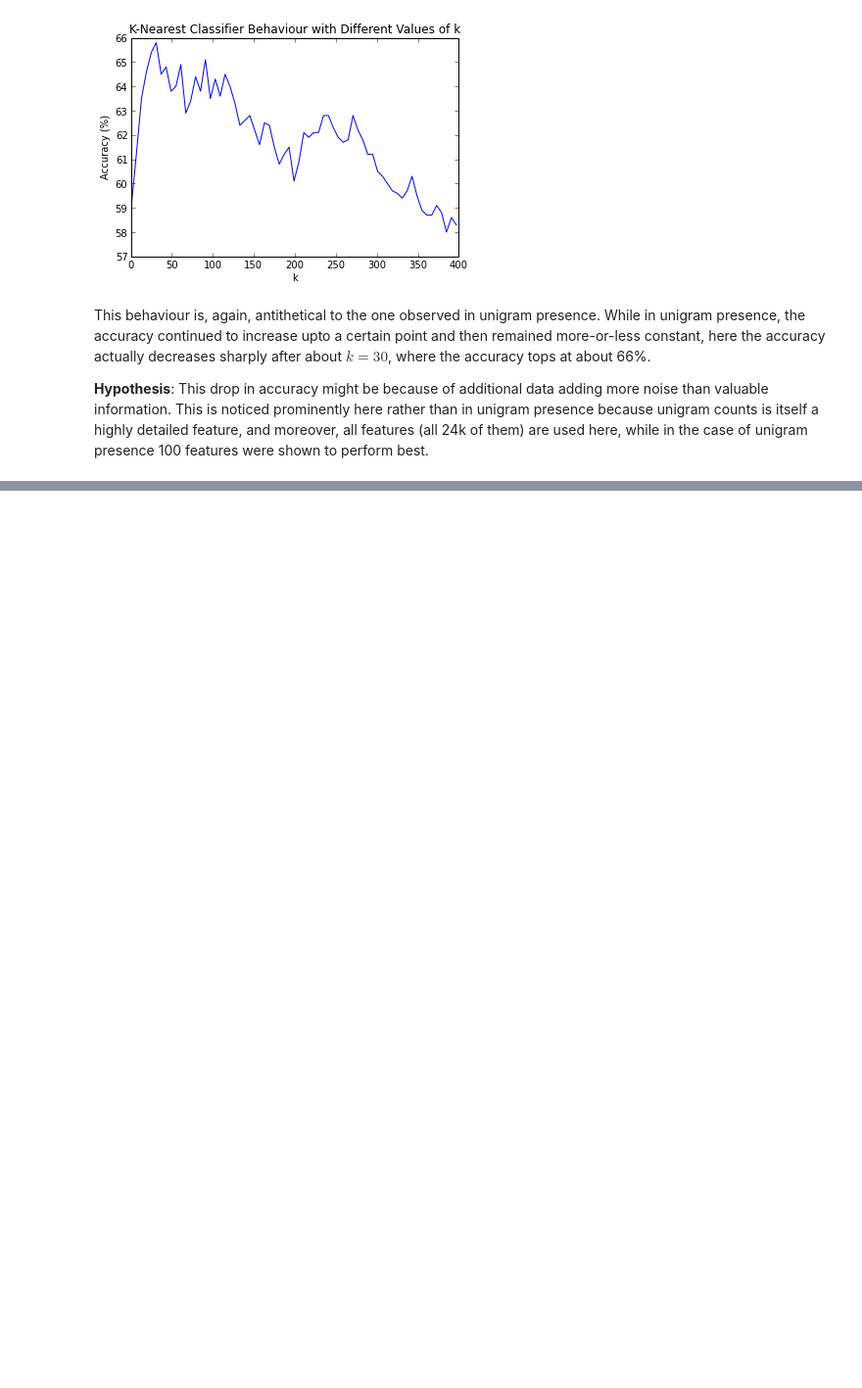
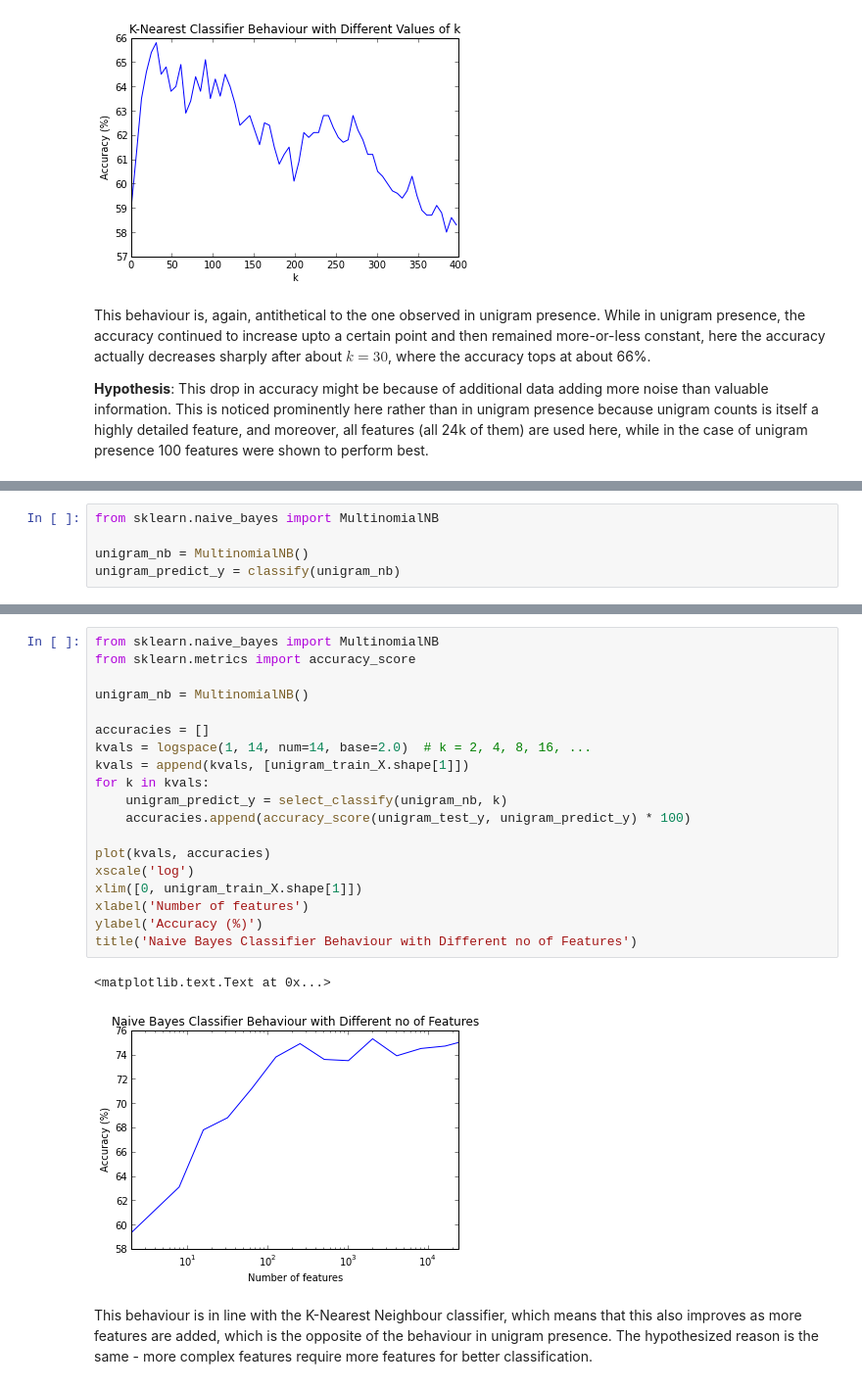
Before and after one commit to DJSagarAhire/Sentiment-Analysis-Comparative-Study, a Jupyter notebook: notebooks/02_Classification-Unigram-Counts.ipynb, the cells around one changed output, grey strips where cells are left out. Shown: that part at 98% size. Saved outputs shown, nothing was run; the diff lists cells and outputs as text; blank space fills up the shorter version.

Commit message:
Added Naive Bayes to unigram counts

```diff
--- a/notebooks/02_Classification-Unigram-Counts.ipynb
+++ b/notebooks/02_Classification-Unigram-Counts.ipynb
@@ -202,0 +207,5 @@ This behaviour is, again, antithetical to the one observed in unigram presence.
+# %%
+from sklearn.naive_bayes import MultinomialNB
+
+unigram_nb = MultinomialNB()
+unigram_predict_y = classify(unigram_nb)
@@ -202,0 +224,24 @@ This behaviour is, again, antithetical to the one observed in unigram presence.
+# %%
+from sklearn.naive_bayes import MultinomialNB
+from sklearn.metrics import accuracy_score
+
+unigram_nb = MultinomialNB()
+
+accuracies = []
+kvals = logspace(1, 14, num=14, base=2.0)  # k = 2, 4, 8, 16, ...
+kvals = append(kvals, [unigram_train_X.shape[1]])
+for k in kvals:
+    unigram_predict_y = select_classify(unigram_nb, k)
+    accuracies.append(accuracy_score(unigram_test_y, unigram_predict_y) * 100)
+
+plot(kvals, accuracies)
+xscale('log')
+xlim([0, unigram_train_X.shape[1]])
+xlabel('Number of features')
+ylabel('Accuracy (%)')
+title('Naive Bayes Classifier Behaviour with Different no of Features')
+# %% [output]
+<matplotlib.text.Text at 0x...>
+[figure, added]
+# %% [markdown]
+This behaviour is in line with the K-Nearest Neighbour classifier, which means that this also improves as more features are added, which is the opposite of the behaviour in unigram presence. The hypothesized reason is the same - more complex features require more features for better classification.
```
Also changed, not shown: parts of 4 cells of this notebook.
